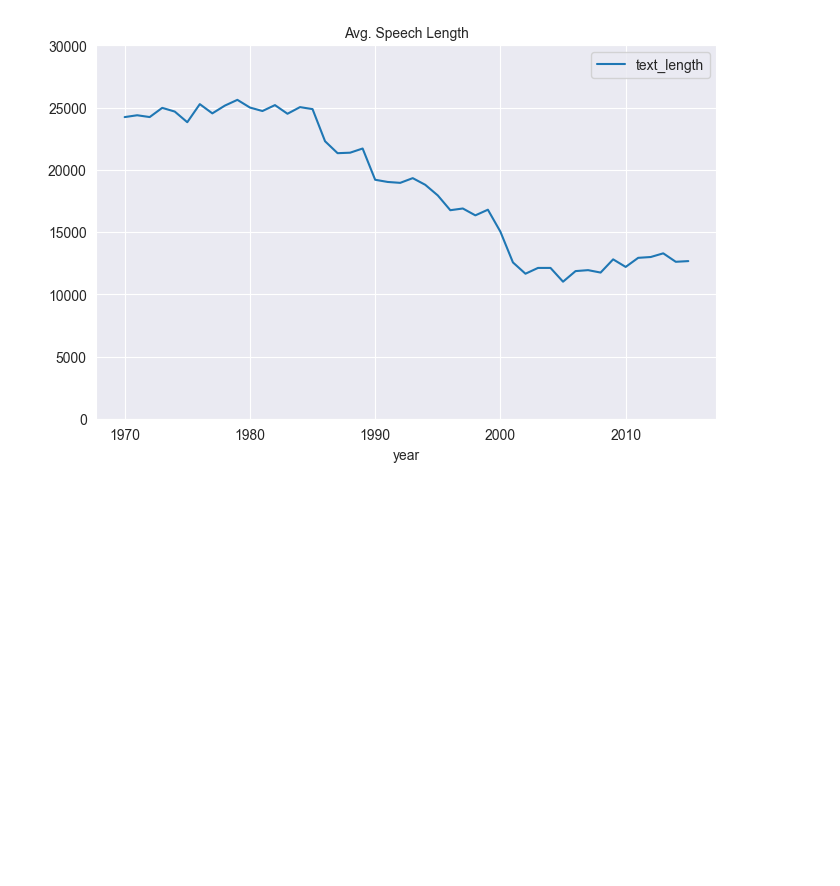
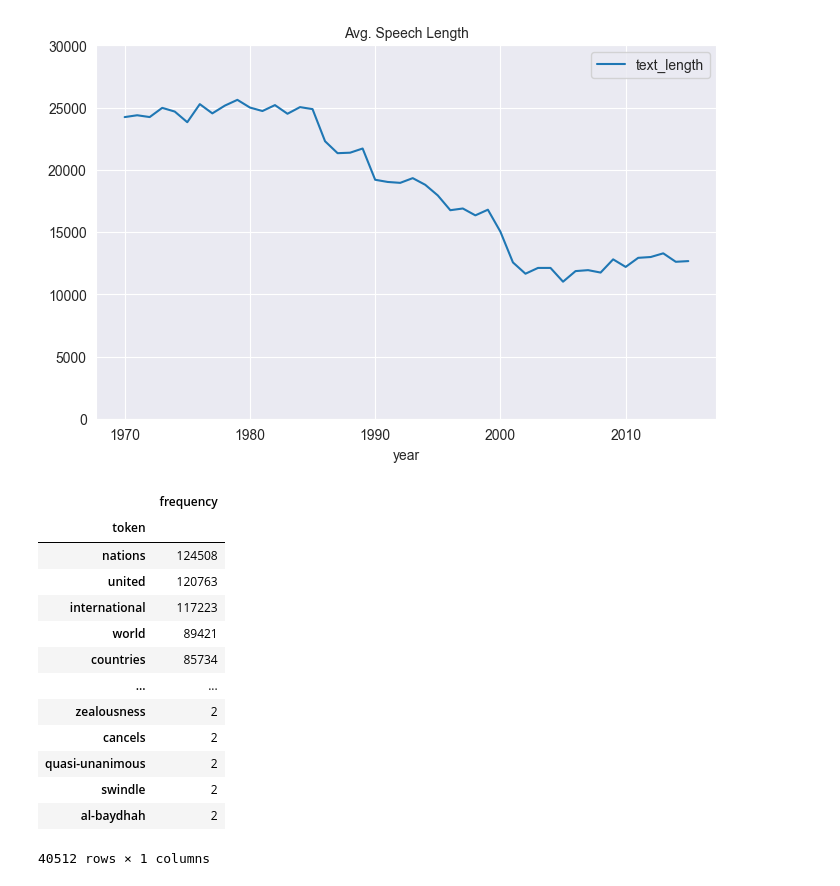
Before and after one commit to shane-kercheval/nlp-template, a Jupyter notebook: source/executables/text_eda.ipynb, the cells around one changed output. Drawn from its saved outputs; the diff is of its cells as text; code cells hidden in the pictures; blank space fills up the shorter version.

```diff
--- a/source/executables/text_eda.ipynb
+++ b/source/executables/text_eda.ipynb
@@ -146,0 +149,17 @@ df.groupby('year').agg({'text_length': 'mean'}) \
+# %%
+counts_df
+# %% [output]
+|  | frequency |
+| token |  |
+| nations | 124508 |
+| united | 120763 |
+| international | 117223 |
+| world | 89421 |
+| countries | 85734 |
+| ... | ... |
+| zealousness | 2 |
+| cancels | 2 |
+| quasi-unanimous | 2 |
+| swindle | 2 |
+| al-baydhah | 2 |
+40512 rows × 1 columns
```
Also changed, not shown: parts of 17 cells of this notebook.
